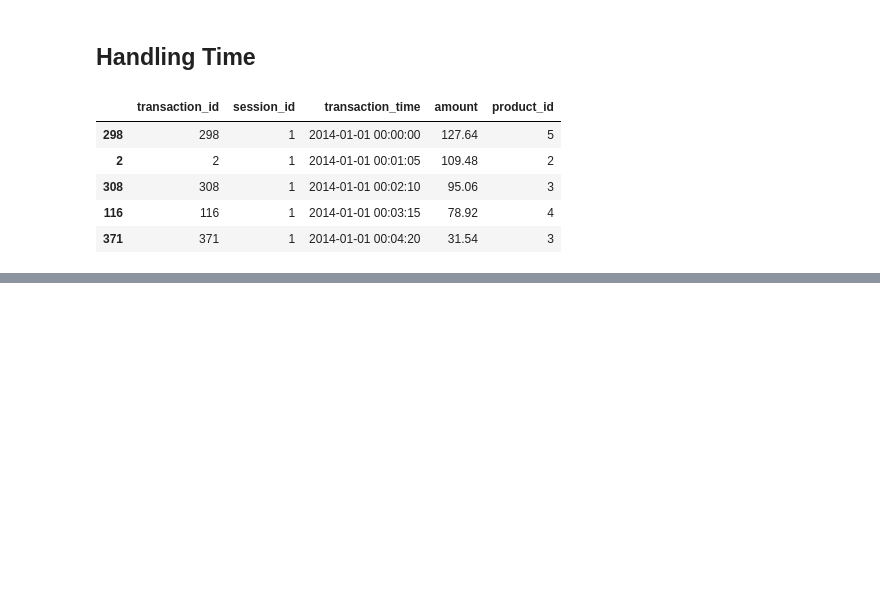
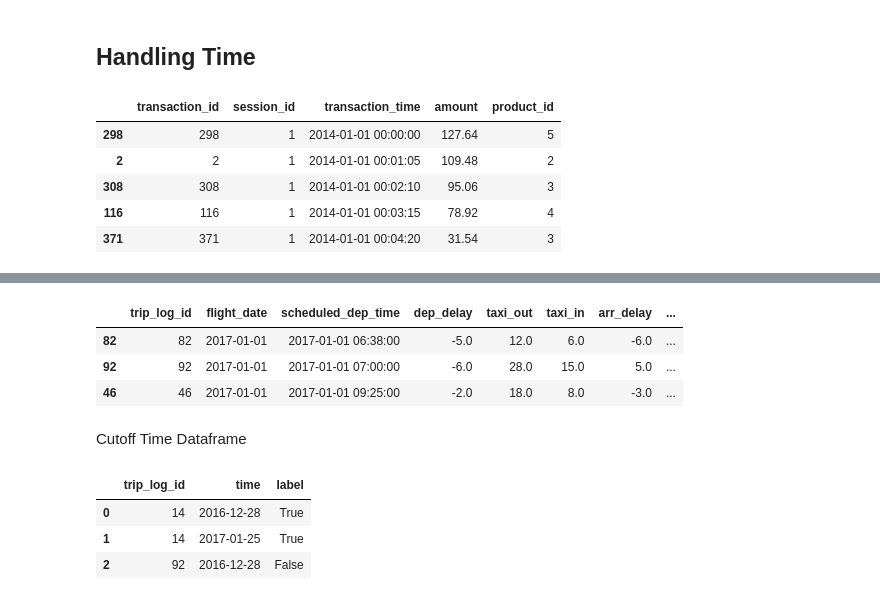
Before and after one commit to robahall/MLAlgoProjects, a Jupyter notebook: notebooks/3.0_rah_dowJone-timeseries-analysis.ipynb, the cells around one changed output, grey strips where cells are left out. Saved outputs shown, nothing was run; the diff lists cells and outputs as text; code cells hidden in the pictures; blank space fills up the shorter version.

```diff
--- a/notebooks/3.0_rah_dowJone-timeseries-analysis.ipynb
+++ b/notebooks/3.0_rah_dowJone-timeseries-analysis.ipynb
@@ -424,0 +471,2 @@ es['transactions'].df.head()
+# %%
+es_flight = ft.demo.load_flight(nrows=100)
@@ -424,0 +488,9 @@ es['transactions'].df.head()
+# %%
+es_flight['trip_logs'].df.head(3)
+# %% [output]
+|  | trip_log_id | flight_date | scheduled_dep_time | dep_delay | taxi_out | taxi_in | arr_delay | ... |
+| 82 | 82 | 2017-01-01 | 2017-01-01 06:38:00 | -5.0 | 12.0 | 6.0 | -6.0 | ... |
+| 92 | 92 | 2017-01-01 | 2017-01-01 07:00:00 | -6.0 | 28.0 | 15.0 | 5.0 | ... |
+| 46 | 46 | 2017-01-01 | 2017-01-01 09:25:00 | -2.0 | 18.0 | 8.0 | -3.0 | ... |
+# %% [markdown]
+Cutoff Time Dataframe
@@ -424,0 +506,7 @@ es['transactions'].df.head()
+# %%
+ct_flight
+# %% [output]
+|  | trip_log_id | time | label |
+| 0 | 14 | 2016-12-28 | True |
+| 1 | 14 | 2017-01-25 | True |
+| 2 | 92 | 2016-12-28 | False |
```
Also changed, not shown: parts of 11 cells of this notebook.
